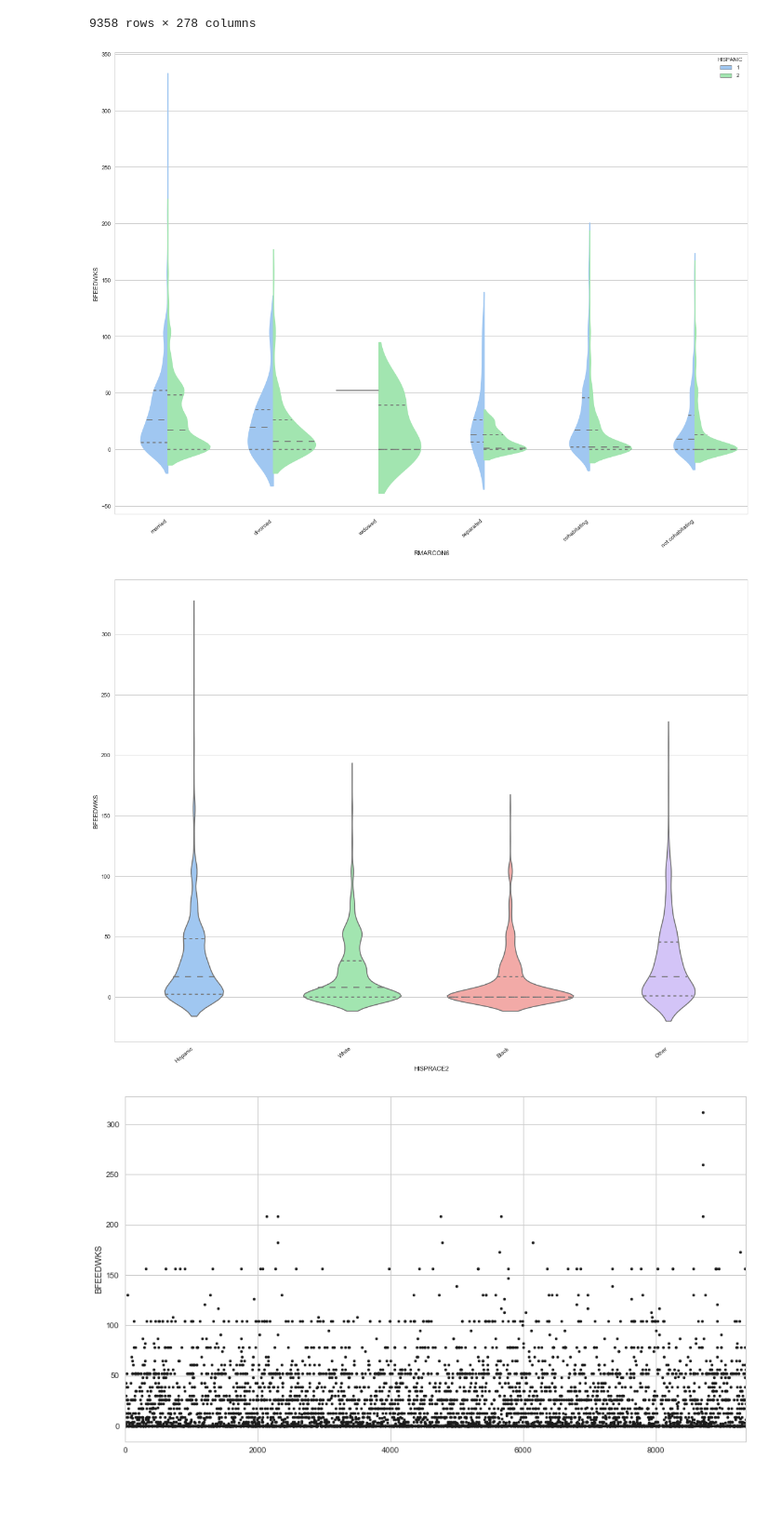
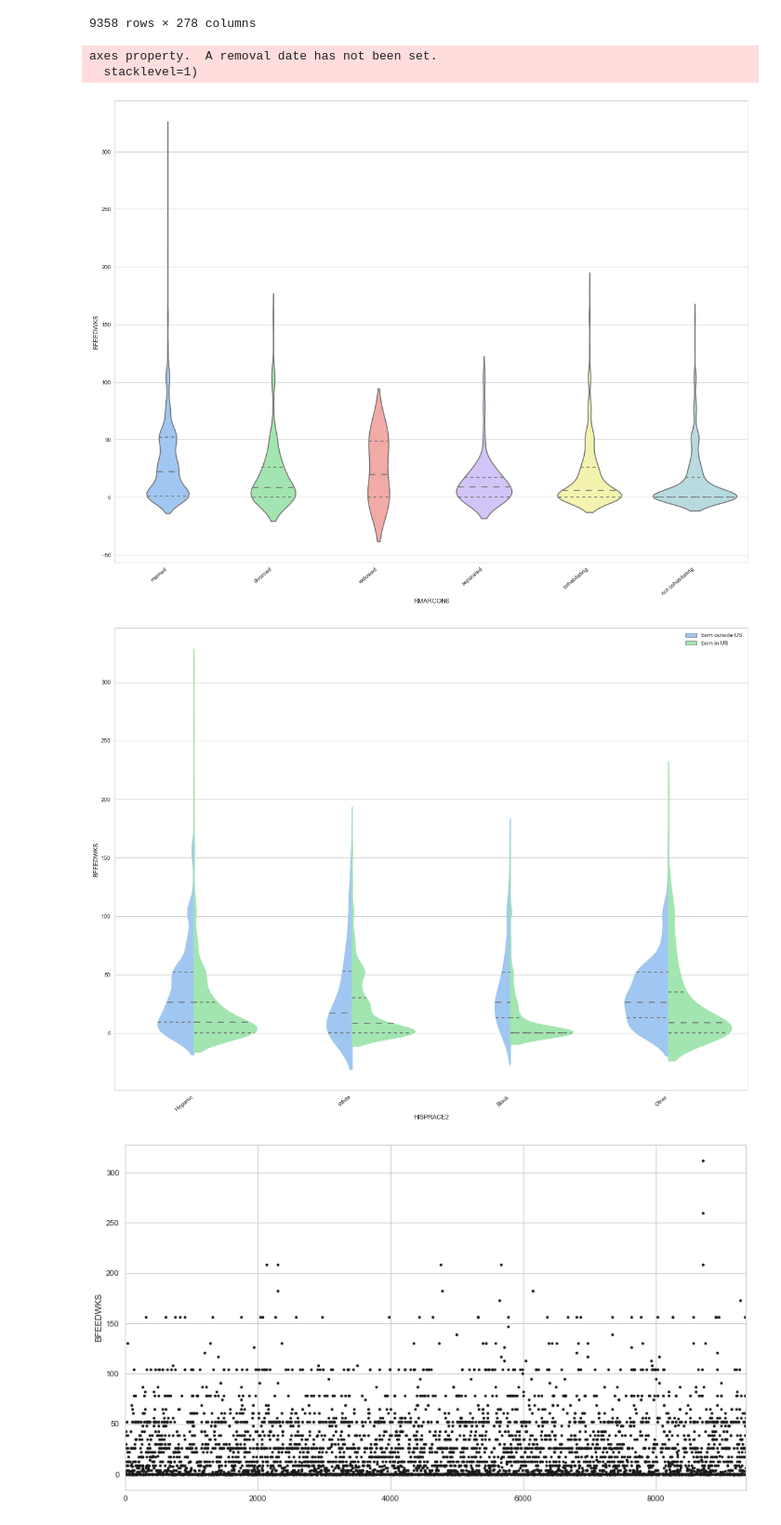
Before and after one commit to imLissy/machine-learning, a Jupyter notebook: projects/capstone/capstone.ipynb, the cells around one changed output. Shown: that part at 93% size. Drawn from its saved outputs; the diff is of its cells as text; code cells hidden in the pictures; blank space fills up the shorter version.

```diff
--- a/projects/capstone/capstone.ipynb
+++ b/projects/capstone/capstone.ipynb
@@ -101,27 +101,32 @@ myfile = myfile[myfile.BPA_BDSCHECK1 == 0]
 #fill "not ascertained, refused, don't know answers with mean
 myfile.loc[myfile['CMBABDOB'] >= 9997, 'CMBABDOB'] = myfile.CMBABDOB.mean()
 myfile.loc[myfile['HPAGELB'] >= 98, 'HPAGELB'] = myfile.HPAGELB.mean()
+#fill 4 "refused" answers with no
+myfile.loc[myfile['BRNOUT'] == 8, 'BRNOUT'] = 5
 # %%
 import seaborn as sns
 import matplotlib.pyplot as plt
 %matplotlib inline
 
 plt.figure(figsize=(20,15))
 sns.set(style="whitegrid", palette="pastel", color_codes=True)
 
 # Draw a violinplot comparing marital status and number of weeks a woman breastfed
-mypplot = sns.violinplot(x="RMARCON6", y="BFEEDWKS", data=myfile, split=True, hue="HISPANIC",
-              inner="quart")
+mypplot = sns.violinplot(x="RMARCON6", y="BFEEDWKS", data=myfile, inner="quart")
 mypplot.set_xticklabels(['married', 'divorced', 'widowed', 'separated', 'cohabitating', 'not cohabitating'], rotation=40, ha="right")
-plt.show()
 plt.figure(figsize=(20,15))
-mypplot = sns.violinplot(x="HISPRACE2", y="BFEEDWKS", data=myfile, split=True,
-              inner="quart")
+mypplot = sns.violinplot(x="HISPRACE2", y="BFEEDWKS", data=myfile, split=True, hue='BRNOUT',
+              inner="quart", legend_out = True)
+#modify legend
+handles, labels = mypplot.get_axes().get_legend_handles_labels()
+mypplot.get_axes().legend(handles, ["born outside US", "born in US"], loc='upper right')
 mypplot.set_xticklabels(['Hispanic', 'White', 'Black', 'Other'], rotation=40, ha="right")
 plt.show()
 # %% [output]
+axes property.  A removal date has not been set.
+  stacklevel=1)
-[figure, old version]
+[figure, new version]
-[figure, old version]
+[figure, new version]
 # %%
 %matplotlib inline
 myfile['BFEEDWKS'].plot(style='k.', figsize = (14,8))
```
Also changed, not shown: parts of 11 cells of this notebook, 1 other file.
